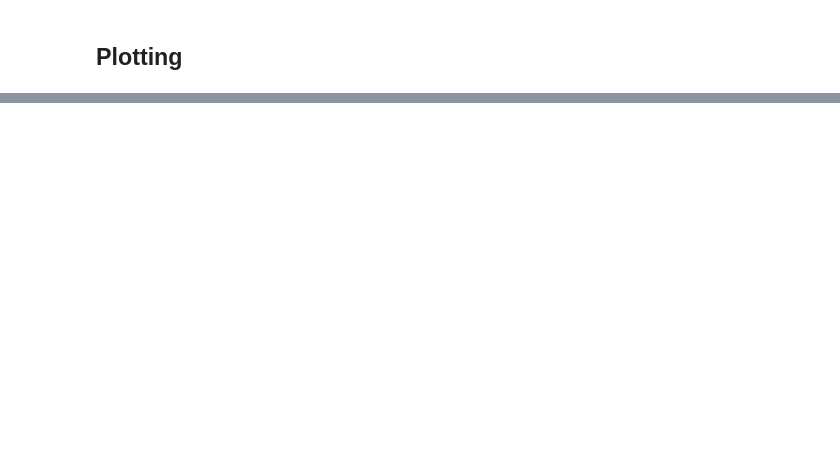
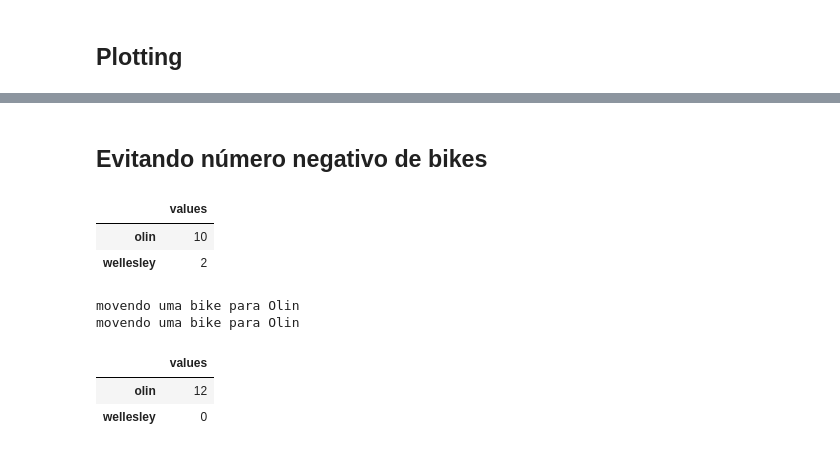
Before and after one commit to julianovale/otimizacao_simulacao, a Jupyter notebook: 0002_compartilhamento_bicicletas.ipynb, the cells around one changed output, grey strips where cells are left out. Cells and saved outputs as stored; diff of their text form; code cells hidden in the pictures; blank space fills up the shorter version.

```diff
--- a/0002_compartilhamento_bicicletas.ipynb
+++ b/0002_compartilhamento_bicicletas.ipynb
@@ -248,0 +258,5 @@ decorate(title = "Olin - Wellesley bikeshare",
+# %%
+def bike_to_olin(state):
+  print('movendo uma bike para Olin')
+  state.wellesley -= 1
+  state.olin += 1
@@ -248,0 +313,38 @@ decorate(title = "Olin - Wellesley bikeshare",
+# %% [markdown]
+## Evitando número negativo de bikes
+# %%
+bikeshare = State(olin = 10, wellesley = 2)
+# %%
+def bike_to_wellesley(state):
+  if state.olin == 0:
+    return
+  print('movendo uma bike para Wellesley')
+  state.olin -= 1
+  state.wellesley += 1
+
+def bike_to_olin(state):
+  if state.wellesley == 0:
+    return
+  print('movendo uma bike para Olin')
+  state.wellesley -= 1
+  state.olin += 1
+# %%
+bikeshare
+# %% [output]
+|  | values |
+| olin | 10 |
+| wellesley | 2 |
+# %%
+bike_to_olin(bikeshare)
+bike_to_olin(bikeshare)
+bike_to_olin(bikeshare)
+bike_to_olin(bikeshare)
+bike_to_olin(bikeshare)
+bike_to_olin(bikeshare)
+bikeshare
+# %% [output]
+movendo uma bike para Olin
+movendo uma bike para Olin
+|  | values |
+| olin | 12 |
+| wellesley | 0 |
```
Also changed, not shown: parts of 17 cells of this notebook.
